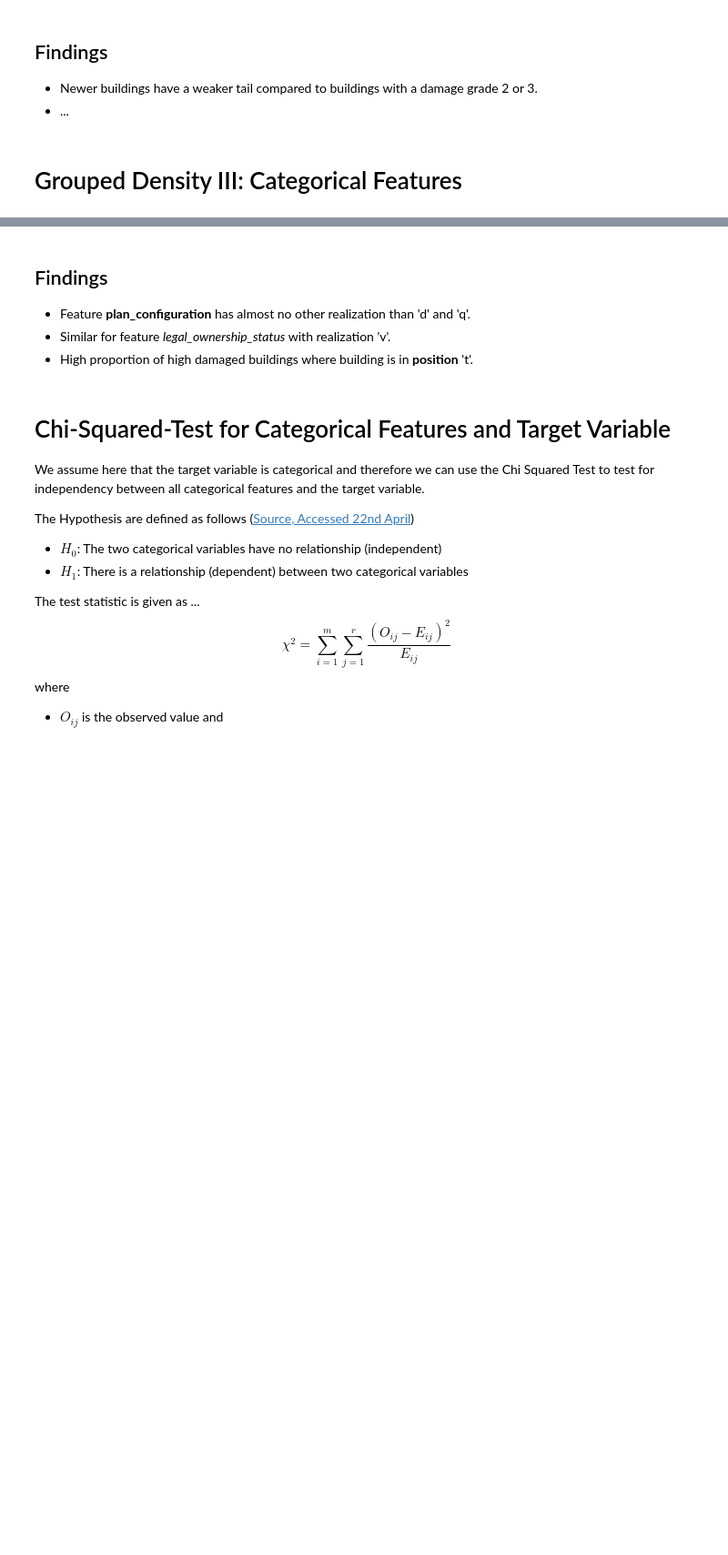
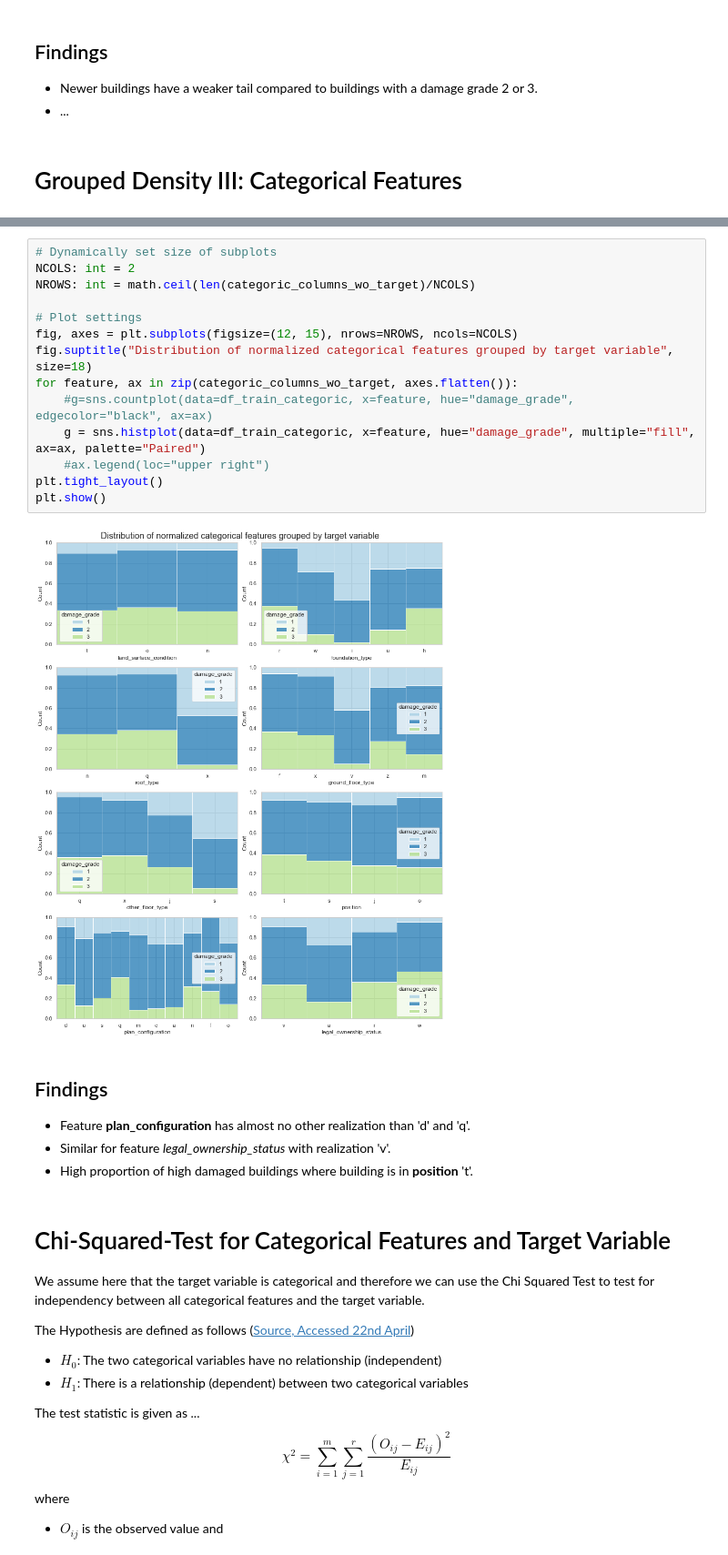
Before and after one commit to nina-prog/richters-predictor-modeling-earthquake-damage, a Jupyter notebook: notebooks/week01/week01-relationship-features-target.ipynb, the cells around one changed output, grey strips where cells are left out. Shown: that part at 91% size. Drawn from its saved outputs; the diff is of its cells as text; blank space fills up the shorter version.

```diff
--- a/notebooks/week01/week01-relationship-features-target.ipynb
+++ b/notebooks/week01/week01-relationship-features-target.ipynb
@@ -189,3 +190,19 @@ plt.show()
+# %%
+# Dynamically set size of subplots
+NCOLS: int = 2
+NROWS: int = math.ceil(len(categoric_columns_wo_target)/NCOLS)
+
+# Plot settings
+fig, axes = plt.subplots(figsize=(12, 15), nrows=NROWS, ncols=NCOLS)
+fig.suptitle("Distribution of normalized categorical features grouped by target variable", size=18)
+for feature, ax in zip(categoric_columns_wo_target, axes.flatten()):
+    #g=sns.countplot(data=df_train_categoric, x=feature, hue="damage_grade", edgecolor="black", ax=ax)
+    g = sns.histplot(data=df_train_categoric, x=feature, hue="damage_grade", multiple="fill", ax=ax, palette="Paired")
+    #ax.legend(loc="upper right")
+plt.tight_layout()
+plt.show()
+# %% [output]
+[figure, added]
 # %% [markdown]
 ## Findings
 - Feature **plan_configuration** has almost no other realization than 'd' and 'q'.
```
Also changed, not shown: parts of 1 cell of this notebook.
